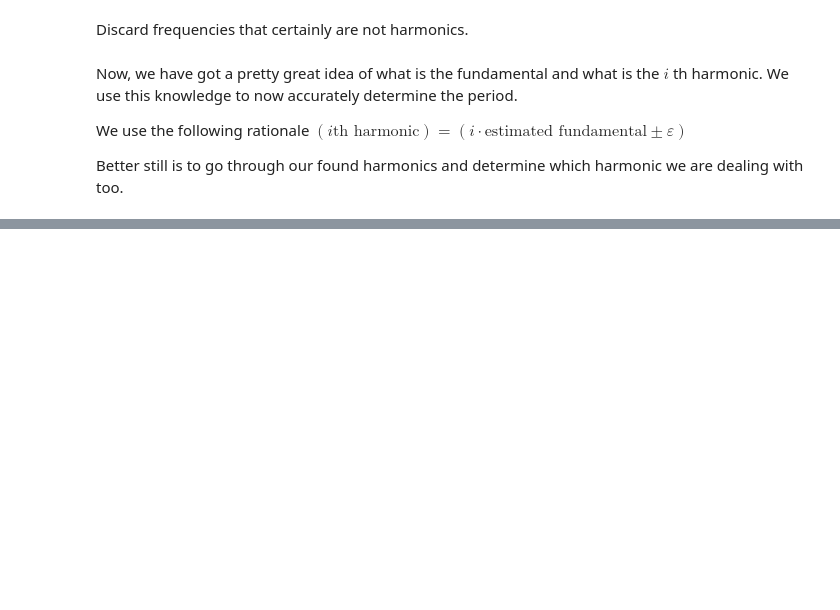
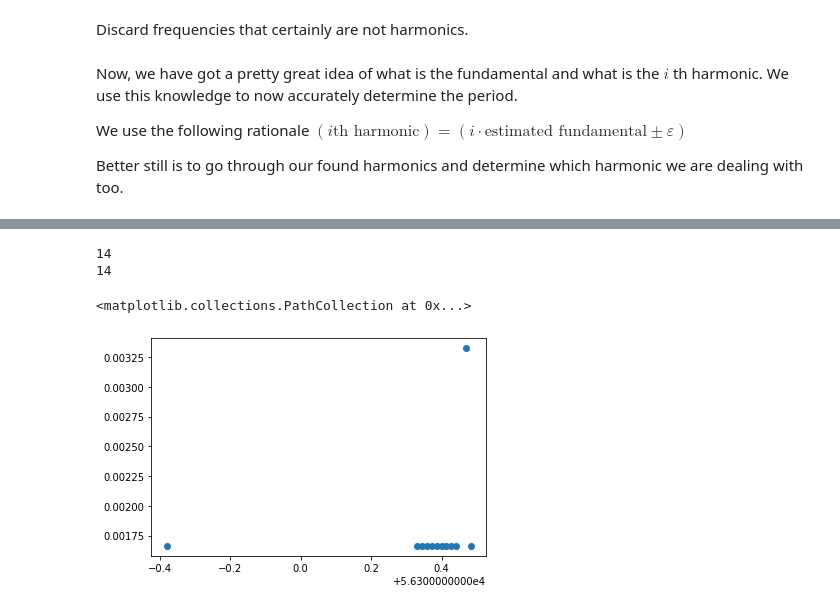
Before and after one commit to Yousousen/pulsar_analysis, a Jupyter notebook: src/script/rough_analysis_pulsar2.ipynb, the cells around one changed output, grey strips where cells are left out. Cells and saved outputs as stored; diff of their text form; code cells hidden in the pictures; blank space fills up the shorter version.

Commit message:
Finished the automization process but the final plot is not yet correct.

```diff
--- a/src/script/rough_analysis_pulsar2.ipynb
+++ b/src/script/rough_analysis_pulsar2.ipynb
@@ -356,0 +317,24 @@ print(list_MJD)
+# %%
+def harmonic_division(harmonic, estimated_fundamental, epsilon=10):
+    hard_coded_limit_factor = 100
+    for i, x in enumerate( range(estimated_fundamental, hard_coded_limit_factor * estimated_fundamental, estimated_fundamental ), 1 ):
+        if x - epsilon <= harmonic <= x + epsilon:
+            return harmonic / i
+
+def do_harmonic_division_on(harmonics):
+    new_harmonics = []
+    for x in harmonics:
+        a = []
+        for y in x:
+            a.append( harmonic_division(y, estimated_fundamental) )
+        new_harmonics.append(a)
+    return new_harmonics
+
+harmonics = do_harmonic_division_on(harmonics)
+# %%
+def none_to_zero(lst):
+    return [ 0 if not x else x for x in lst ]
+# %%
+harmonics = [ none_to_zero(x) for x in harmonics ]
+# %%
+periods, errors = np.transpose( [ period_and_error(x) for x in harmonics ] )
@@ -356,0 +352,11 @@ print(list_MJD)
+# %%
+print( len(list_MJD))
+print( len(periods))
+# %% [output]
+14
+14
+# %%
+plt.scatter(list( reversed( sorted(list_MJD) ) ), periods)
+# %% [output]
+<matplotlib.collections.PathCollection at 0x...>
+[figure, added]
```
Also changed, not shown: parts of 13 cells of this notebook, 1 other file.
